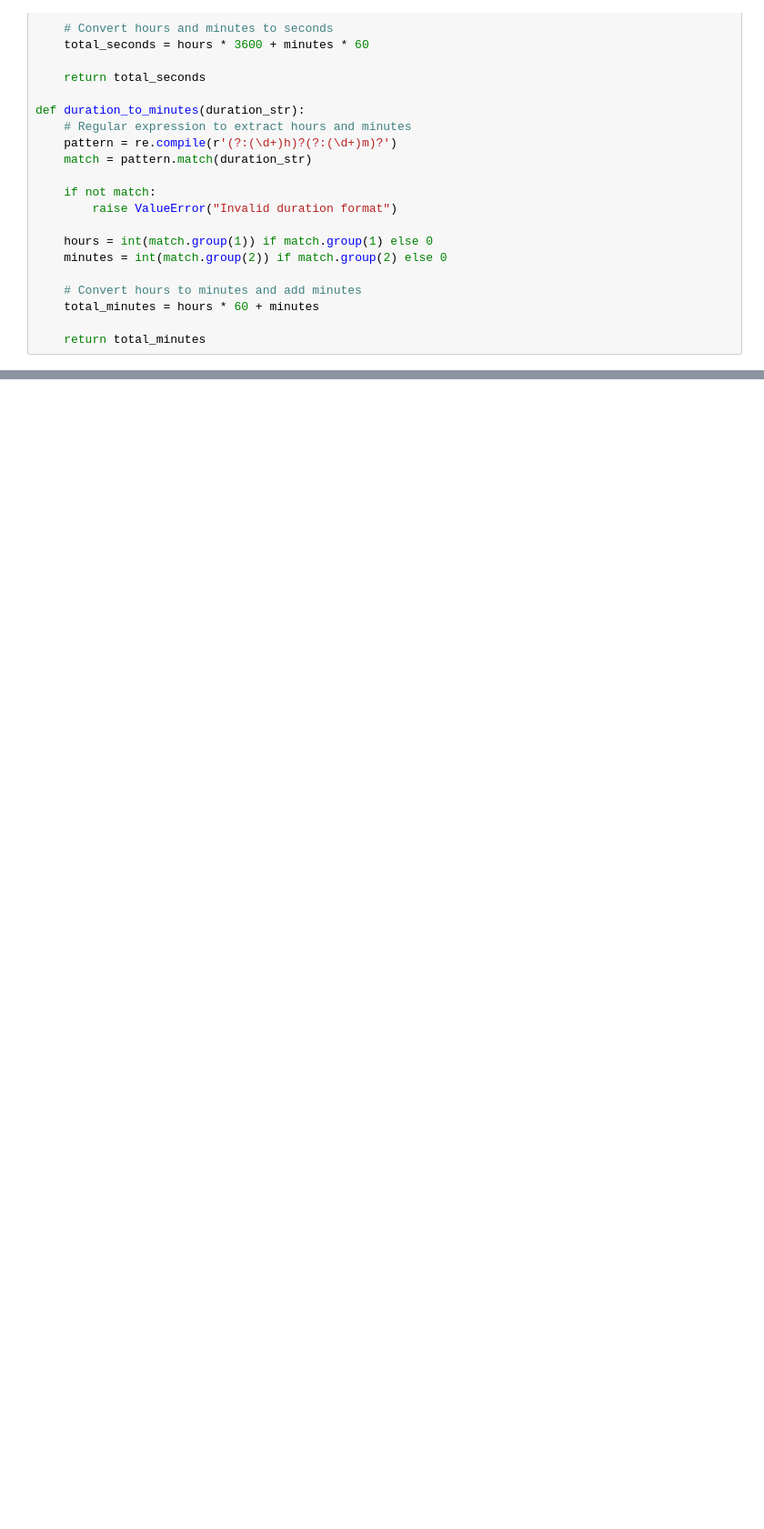
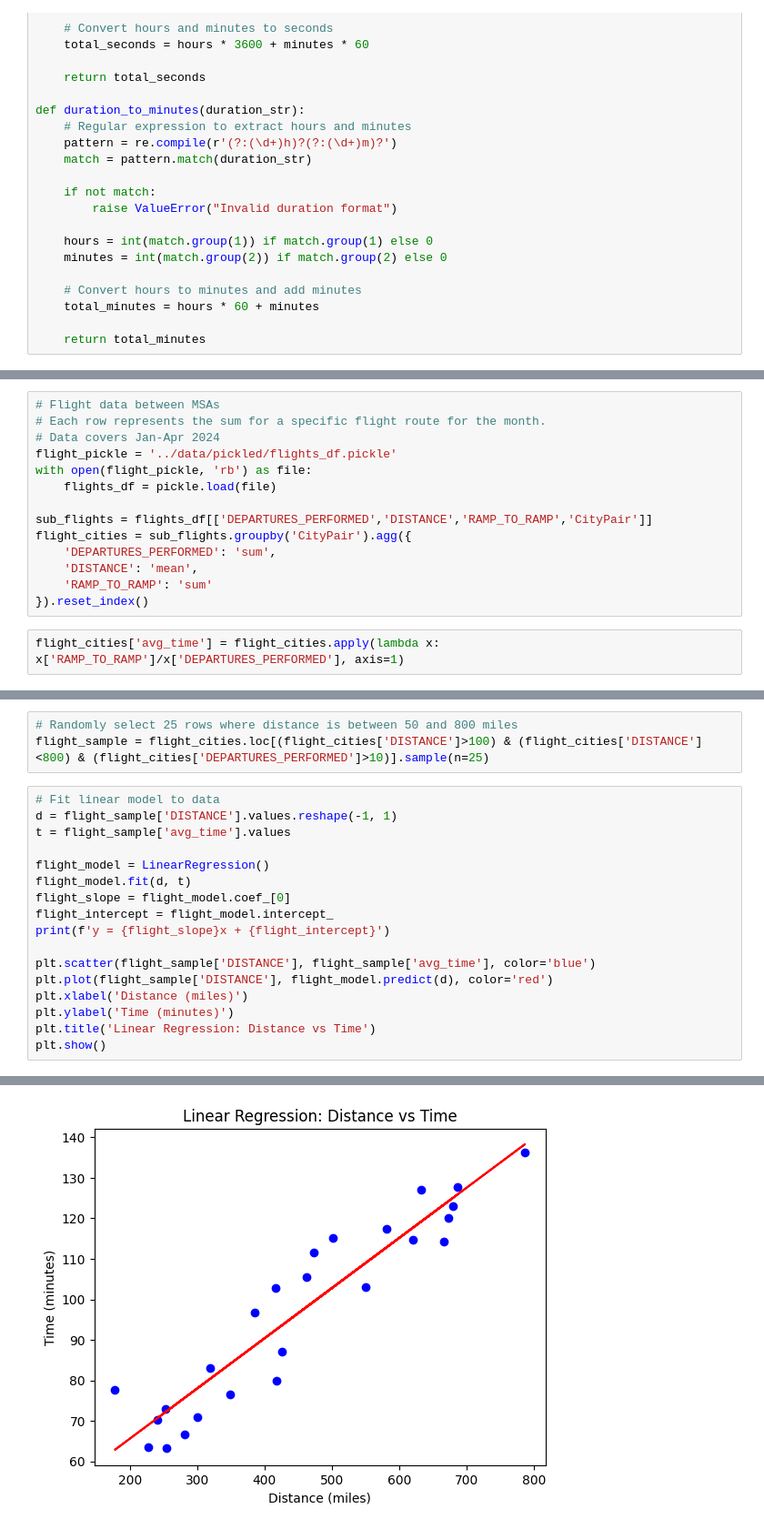
Before and after one commit to mamaOcoder/highspeedrail, a Jupyter notebook: code/build_optimal_distances.ipynb, the cells around one changed output, grey strips where cells are left out. Shown at 91% size. Drawn from its saved outputs; the diff is of its cells as text; blank space fills up the shorter version.

```diff
--- a/code/build_optimal_distances.ipynb
+++ b/code/build_optimal_distances.ipynb
@@ -82,0 +179,16 @@ hsr_df
+# %%
+# Flight data between MSAs
+# Each row represents the sum for a specific flight route for the month.
+# Data covers Jan-Apr 2024
+flight_pickle = '../data/pickled/flights_df.pickle'
+with open(flight_pickle, 'rb') as file:
+    flights_df = pickle.load(file)
+
+sub_flights = flights_df[['DEPARTURES_PERFORMED','DISTANCE','RAMP_TO_RAMP','CityPair']]
+flight_cities = sub_flights.groupby('CityPair').agg({
+    'DEPARTURES_PERFORMED': 'sum',
+    'DISTANCE': 'mean',
+    'RAMP_TO_RAMP': 'sum'
+}).reset_index()
+# %%
+flight_cities['avg_time'] = flight_cities.apply(lambda x: x['RAMP_TO_RAMP']/x['DEPARTURES_PERFORMED'], axis=1)
@@ -82,0 +216,21 @@ hsr_df
+# %%
+# Randomly select 25 rows where distance is between 50 and 800 miles
+flight_sample = flight_cities.loc[(flight_cities['DISTANCE']>100) & (flight_cities['DISTANCE']<800) & (flight_cities['DEPARTURES_PERFORMED']>10)].sample(n=25)
+# %%
+# Fit linear model to data
+d = flight_sample['DISTANCE'].values.reshape(-1, 1)
+t = flight_sample['avg_time'].values
+
+flight_model = LinearRegression()
+flight_model.fit(d, t)
+flight_slope = flight_model.coef_[0]
+flight_intercept = flight_model.intercept_
+print(f'y = {flight_slope}x + {flight_intercept}')
+
+plt.scatter(flight_sample['DISTANCE'], flight_sample['avg_time'], color='blue')
+plt.plot(flight_sample['DISTANCE'], flight_model.predict(d), color='red')
+plt.xlabel('Distance (miles)')
+plt.ylabel('Time (minutes)')
+plt.title('Linear Regression: Distance vs Time')
+plt.show()
+# %% [output]
@@ -82,0 +238 @@ hsr_df
+[figure, added]
```
Also changed, not shown: parts of 15 cells of this notebook, 1 other file.
